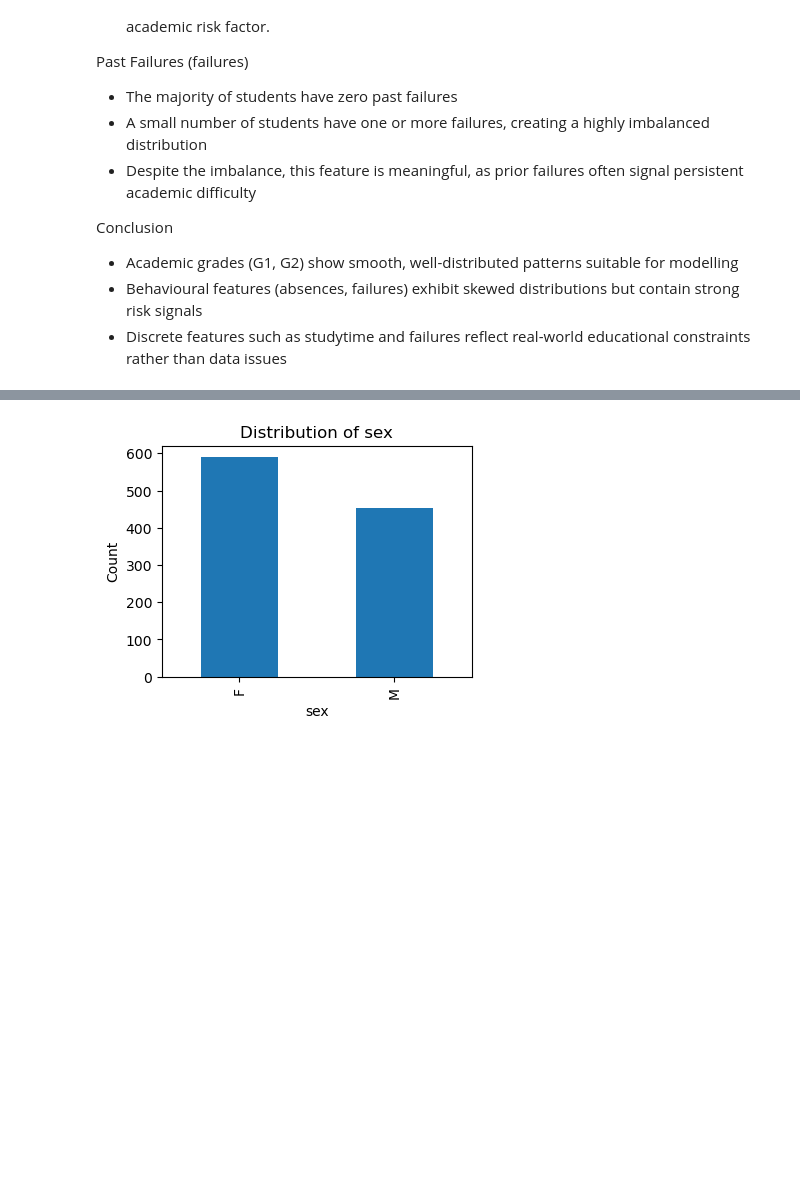
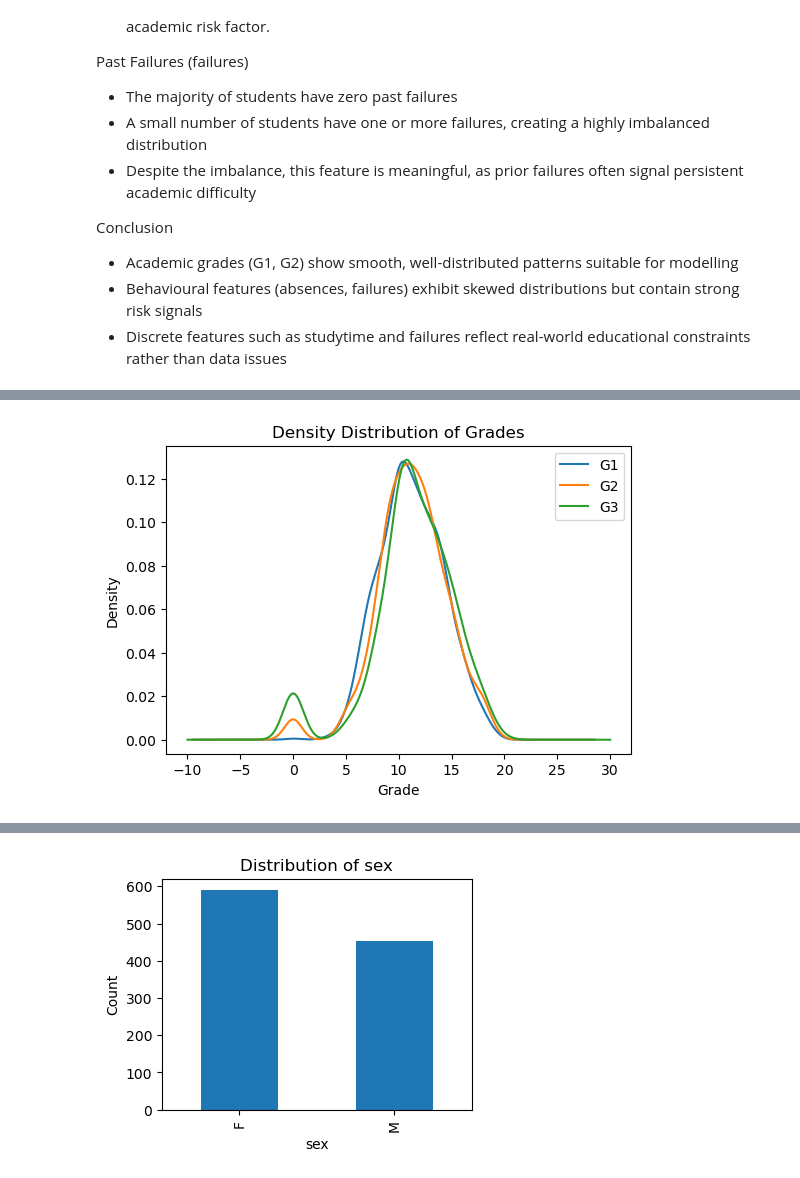
Before and after one commit to yuzhnne/Academic-Risk-Detection-System, a Jupyter notebook: student/MLDP Program Codes Submission Template.ipynb, the cells around one changed output, grey strips where cells are left out. Cells and saved outputs as stored; diff of their text form; code cells hidden in the pictures; blank space fills up the shorter version.

```diff
--- a/student/MLDP Program Codes Submission Template.ipynb
+++ b/student/MLDP Program Codes Submission Template.ipynb
@@ -694,0 +737,11 @@ Conclusion
+# %%
+plt.figure(figsize=(6,4))
+df["G1"].plot(kind="kde", label="G1")
+df["G2"].plot(kind="kde", label="G2")
+df["G3"].plot(kind="kde", label="G3")
+plt.title("Density Distribution of Grades")
+plt.xlabel("Grade")
+plt.legend()
+plt.show()
+# %% [output]
+[figure, added]
```
Also changed, not shown: parts of 42 cells of this notebook.
